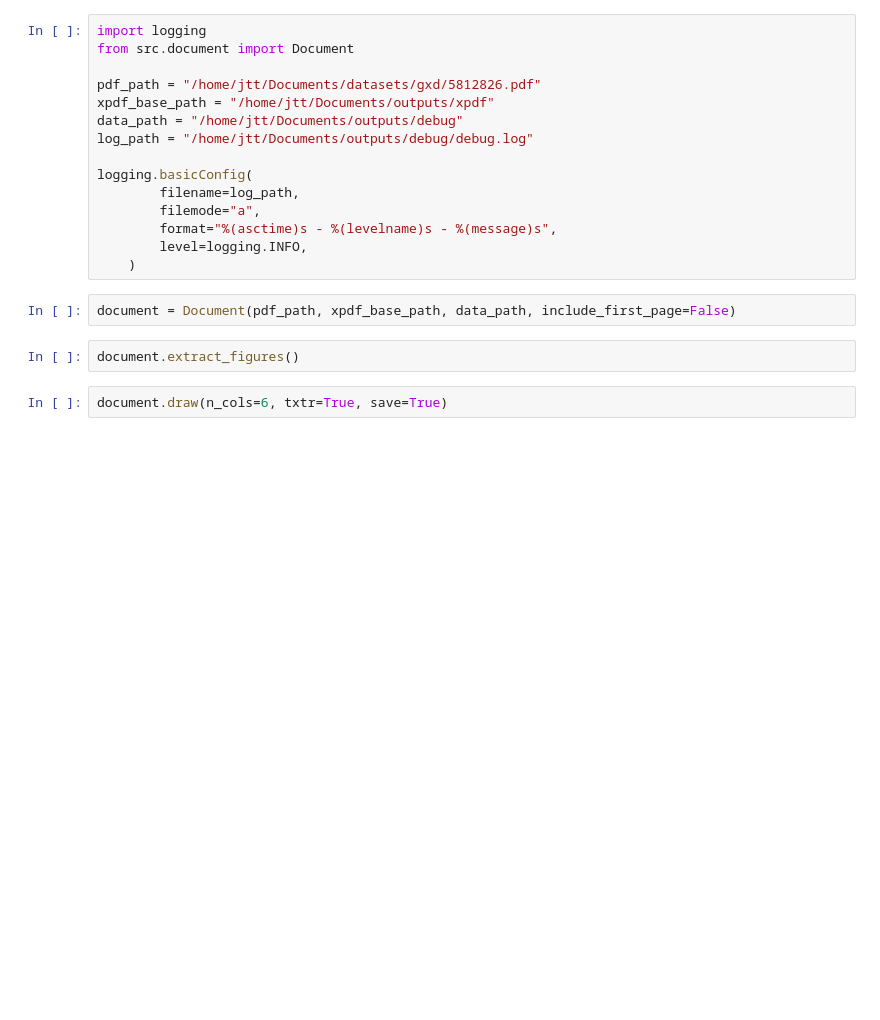
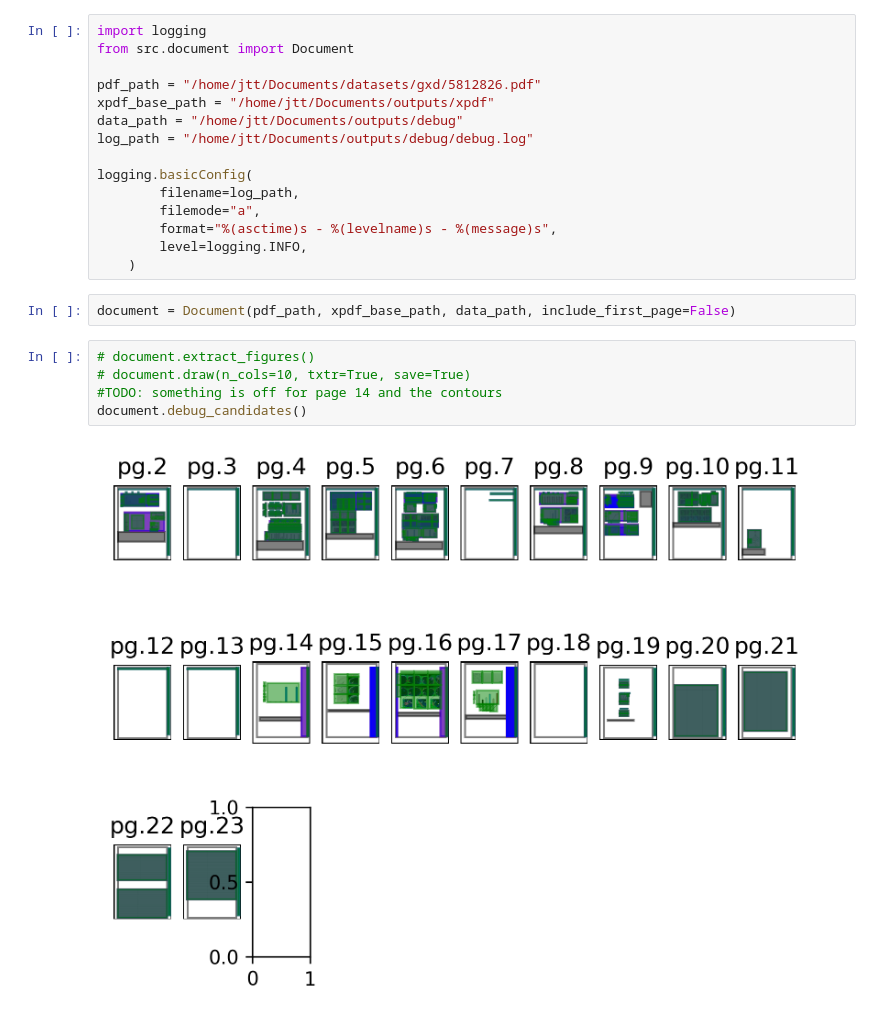
Before and after one commit to pengyuanli/PDFigCapX, a Jupyter notebook: pdfigcapx/src/refactored.ipynb, the cells around one changed output. Drawn from its saved outputs; the diff is of its cells as text; blank space fills up the shorter version.

Commit message:
debugging contours on page diff size

```diff
--- a/pdfigcapx/src/refactored.ipynb
+++ b/pdfigcapx/src/refactored.ipynb
@@ -15,7 +15,10 @@ logging.basicConfig(
     )
 # %%
 document = Document(pdf_path, xpdf_base_path, data_path, include_first_page=False)
-# %%
-document.extract_figures()
-# %%
-document.draw(n_cols=6, txtr=True, save=True)
+# %%
+# document.extract_figures()
+# document.draw(n_cols=10, txtr=True, save=True)
+#TODO: something is off for page 14 and the contours
+document.debug_candidates()
+# %% [output]
+[figure, added]
```
Also changed, not shown: 4 other files.
